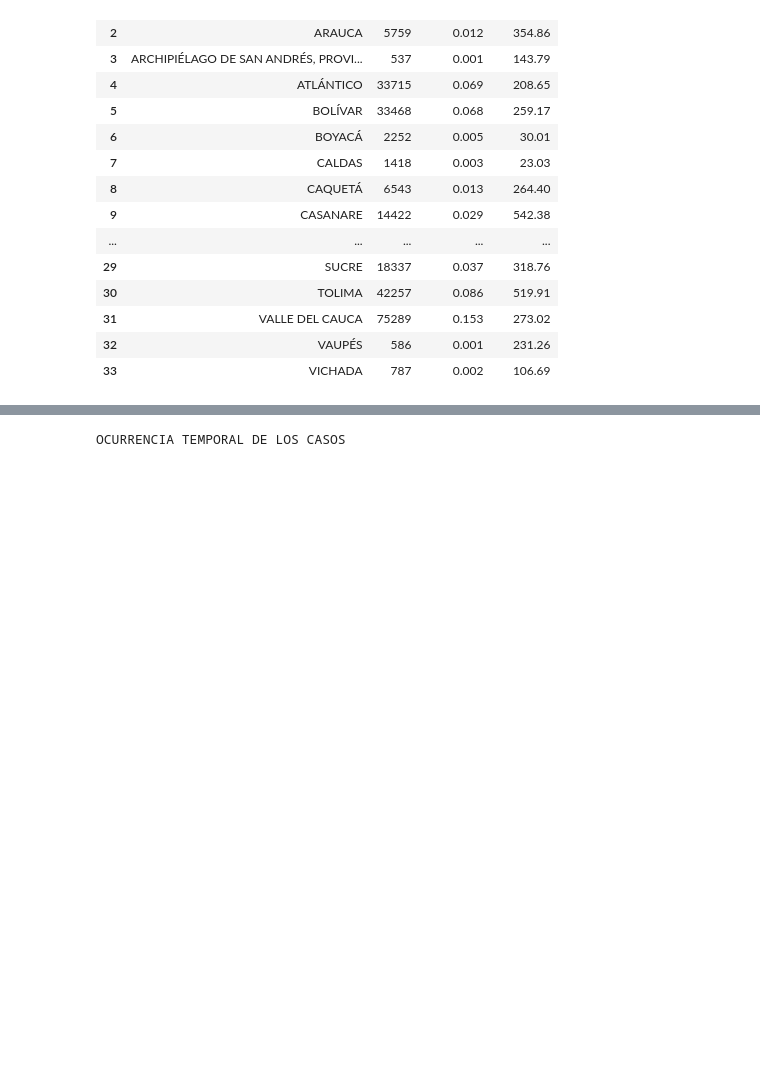
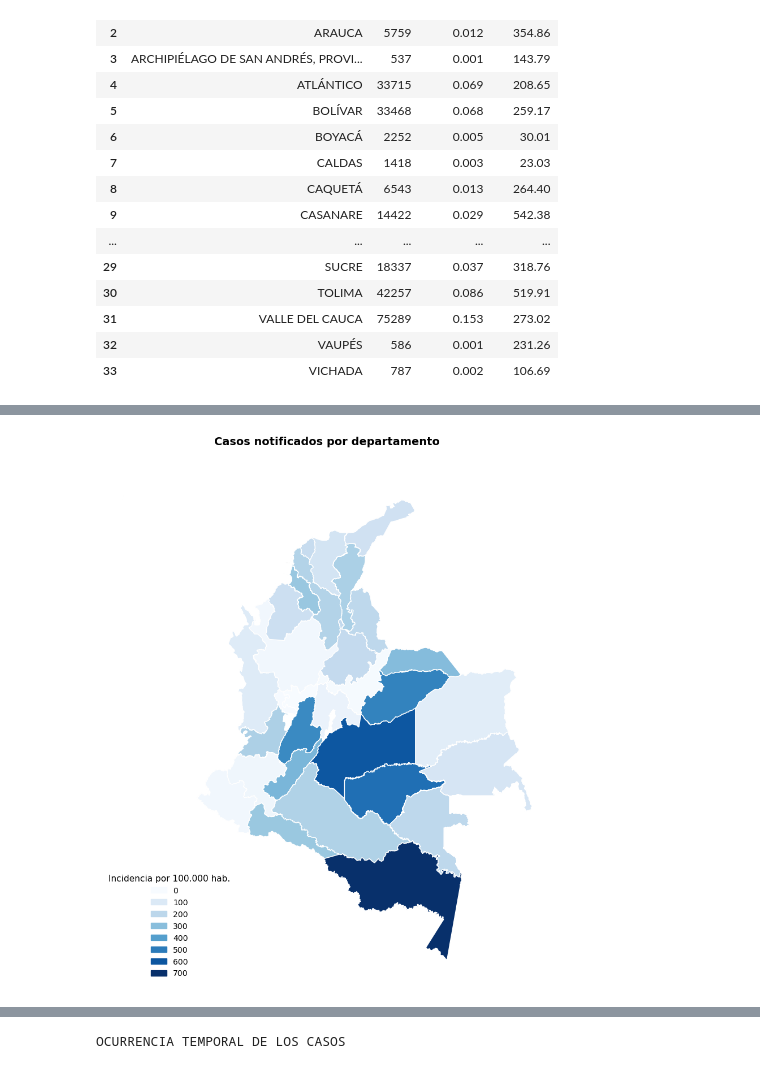
Before and after one commit to Darally06/Dengue_caracterization, a Jupyter notebook: EDA_registros.ipynb, the cells around one changed output, grey strips where cells are left out. Drawn from its saved outputs; the diff is of its cells as text; code cells hidden in the pictures; blank space fills up the shorter version.

```diff
--- a/EDA_registros.ipynb
+++ b/EDA_registros.ipynb
@@ -227 +274,35 @@ display(tabla_dep)
+# %%
+bins = [0, 100, 200, 300, 400, 500, 600, 700, 800]
+cmap = plt.cm.Blues
+norm = colors.BoundaryNorm(bins, cmap.N)
+
+# Configurar el gráfico
+fig, ax = plt.subplots(1, 1, figsize=(12, 10))
+mapa_col.plot(column='incidencia',
+              cmap=cmap,
+              linewidth=1,
+              edgecolor='1',
+              legend_kwds={'label': "Incidencia por 100.000 habitantes"},
+              label=True,
+              ax=ax)
+# Crear leyenda personalizada con parches
+legend_labels = [f"{bins[i]}" for i in range(len(bins)-1)]
+legend_colors = [cmap(norm(bins[i])) for i in range(len(bins)-1)]
+patches = [mpatches.Patch(color=legend_colors[i], label=legend_labels[i]) for i in range(len(legend_labels))]
+
+# Añadir leyenda al gráfico
+ax.legend(handles=patches,
+          title="Incidencia por 100.000 hab.",
+          loc='lower left',
+          frameon=False,
+          fontsize=10,
+          title_fontsize=11)
+
+# Estética del mapa
+ax.set_title("Casos notificados por departamento", fontsize=14, fontweight='bold')
+ax.axis('off')
+plt.tight_layout()
+plt.show()
+# %% [output]
+[figure, added]
 # %% [markdown]
```
Also changed, not shown: parts of 22 cells of this notebook, 6 other files.
